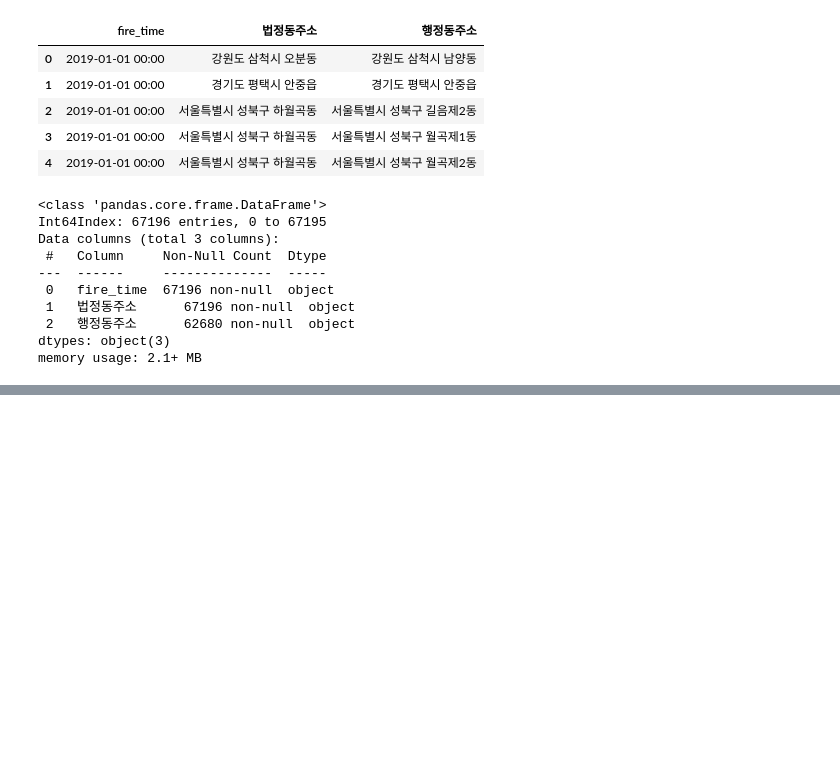
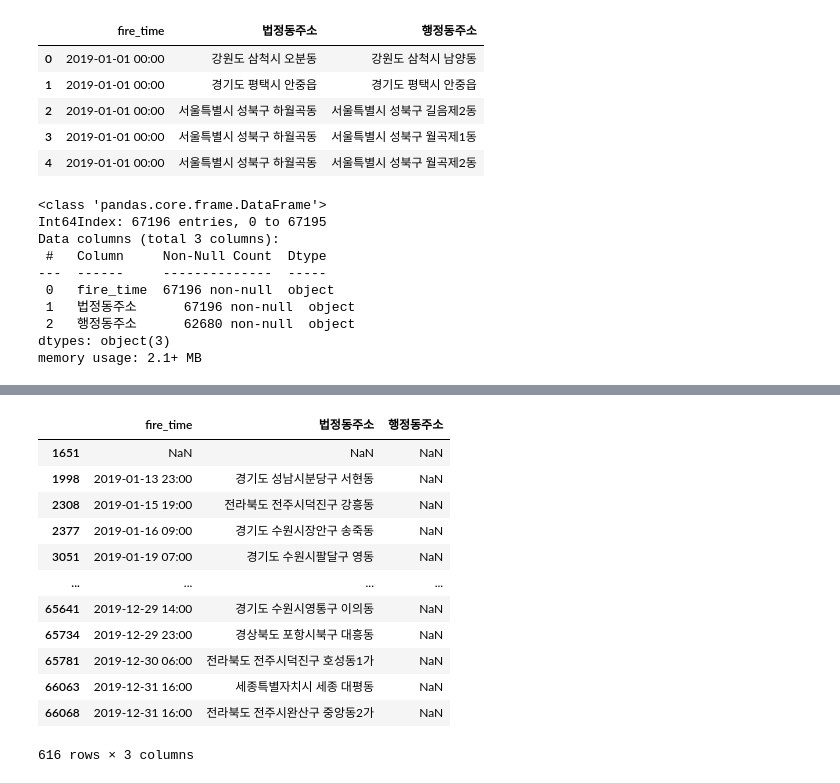
Before and after one commit to JuheePak/Convergence_project, a Jupyter notebook: src/preprocessing_dong.ipynb, the cells around one changed output, grey strips where cells are left out. Cells and saved outputs as stored; diff of their text form; code cells hidden in the pictures; blank space fills up the shorter version.

```diff
--- a/src/preprocessing_dong.ipynb
+++ b/src/preprocessing_dong.ipynb
@@ -195,0 +198,3 @@ hb.to_excel('data/fire_time_all.xlsx', encoding='utf-8', index=False)
+# %%
+df = pd.read_excel("data/fire_time_all_new.xlsx")
+print(df.head())
@@ -195,0 +212,3 @@ hb.to_excel('data/fire_time_all.xlsx', encoding='utf-8', index=False)
+# %%
+df.drop_duplicates(['fire_time', '법정동주소'], keep='first', inplace=True)
+df.info()
@@ -195,0 +226,16 @@ hb.to_excel('data/fire_time_all.xlsx', encoding='utf-8', index=False)
+# %%
+df[df['행정동주소'].isnull()]
+# %% [output]
+|  | fire_time | 법정동주소 | 행정동주소 |
+| 1651 | NaN | NaN | NaN |
+| 1998 | 2019-01-13 23:00 | 경기도 성남시분당구 서현동 | NaN |
+| 2308 | 2019-01-15 19:00 | 전라북도 전주시덕진구 강흥동 | NaN |
+| 2377 | 2019-01-16 09:00 | 경기도 수원시장안구 송죽동 | NaN |
+| 3051 | 2019-01-19 07:00 | 경기도 수원시팔달구 영동 | NaN |
+| ... | ... | ... | ... |
+| 65641 | 2019-12-29 14:00 | 경기도 수원시영통구 이의동 | NaN |
+| 65734 | 2019-12-29 23:00 | 경상북도 포항시북구 대흥동 | NaN |
+| 65781 | 2019-12-30 06:00 | 전라북도 전주시덕진구 호성동1가 | NaN |
+| 66063 | 2019-12-31 16:00 | 세종특별자치시 세종 대평동 | NaN |
+| 66068 | 2019-12-31 16:00 | 전라북도 전주시완산구 중앙동2가 | NaN |
+616 rows × 3 columns
```
Also changed, not shown: parts of 8 cells of this notebook.
